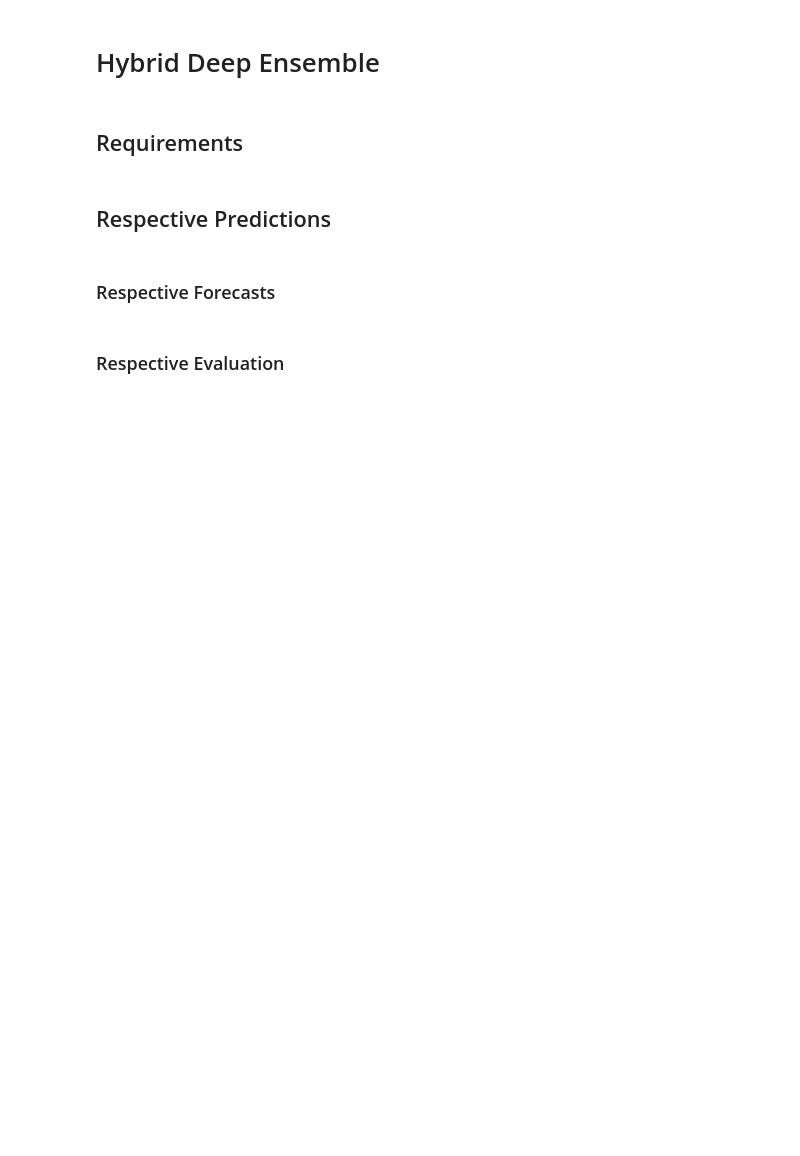
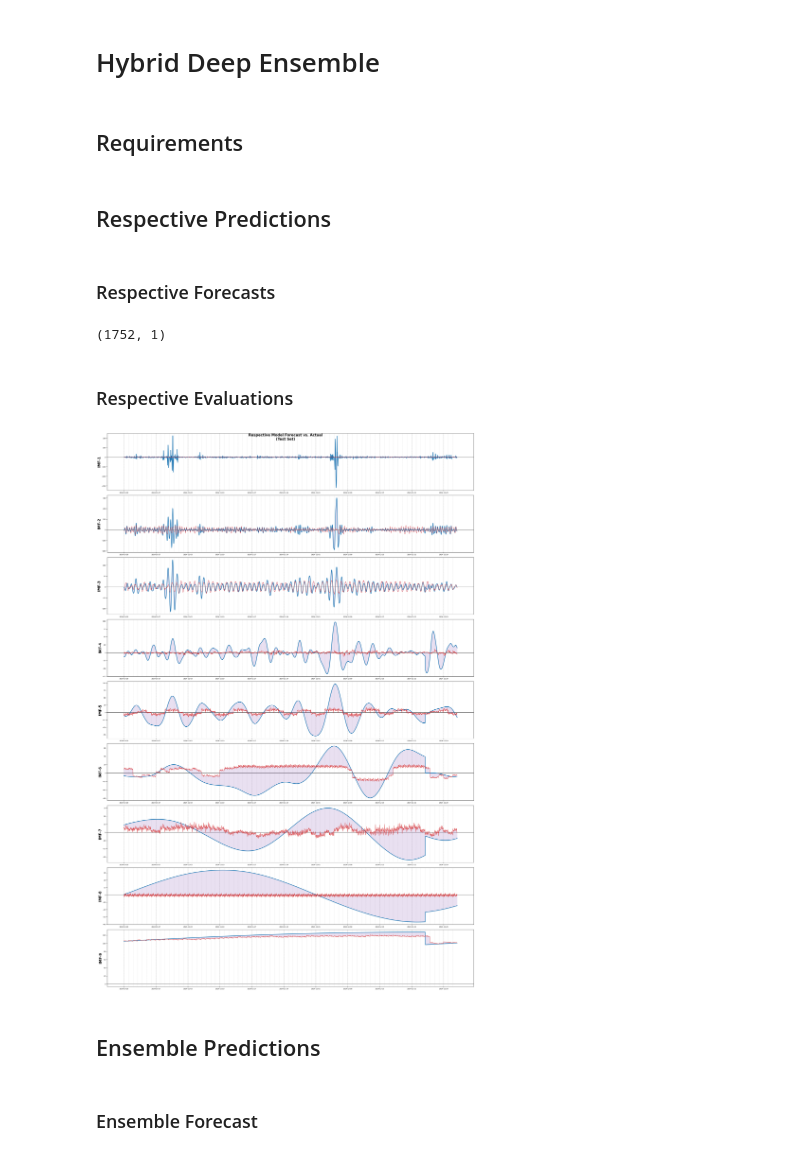
Before and after one commit to BenLeidig/de_lu_epf, a Jupyter notebook: doc/hybrid_deep_ensemble.ipynb, the cells around one changed output. Drawn from its saved outputs; the diff is of its cells as text; code cells hidden in the pictures; blank space fills up the shorter version.

Commit message:
retrained ensemble

```diff
--- a/doc/hybrid_deep_ensemble.ipynb
+++ b/doc/hybrid_deep_ensemble.ipynb
@@ -193,22 +193,22 @@ y_test = pd.read_csv(f'../data/processed/imf{imf}/imf{imf}_y_test.csv', index_co
 X_test = pd.concat([X_test, X_train.iloc[-24*7:]], axis=0).to_numpy()
 y_test = pd.concat([y_test, y_train.iloc[-24*7:]], axis=0).to_numpy()
 
-feature_scaler = MinMaxScaler()
+feature_scaler = StandardScaler()
 feature_scaler.fit(X_train.to_numpy())
-target_scaler = MinMaxScaler()
+target_scaler = StandardScaler()
 target_scaler.fit(y_train.to_numpy())
 
-imf_gru_state_dict = torch.load(f'../models/imf{imf}_gru_state_dict.pth', device)
+imf_gru_state_dict = torch.load(f'../models/respective_models/imf{imf}_gru_state_dict.pth', device)
 IMF_GRU = GRU(input_size=X_train.shape[1]).to(device)
 IMF_GRU.load_state_dict(imf_gru_state_dict)
 
 X_test_scaled, y_test_scaled = feature_scaler.transform(X_test), target_scaler.transform(y_test)
-X_test_scaled, y_test_scaled = create_sequences(X_test_scaled, y_test_scaled, seq_len=24*7, pred_len=24)
+X_test_scaled, y_test_scaled = create_sequences(X_test_scaled, y_test_scaled, seq_len=24*7, pred_len=24, stride=24)
 X_test_scaled, y_test_scaled = torch.tensor(X_test_scaled, dtype=torch.float32, device=device), torch.tensor(y_test_scaled, dtype=torch.float32, device=device)
 
 IMF_GRU.eval()
 with torch.no_grad():
-    imf_y_test_pred_scaled = IMF_GRU.forward(X_test_scaled).cpu().detach().numpy()[::24].reshape(-1, 1)
+    imf_y_test_pred_scaled = IMF_GRU.forward(X_test_scaled).cpu().detach().numpy().reshape(-1, 1)
 
 imf6_y_test_pred = target_scaler.inverse_transform(imf_y_test_pred_scaled)
 imf6_y_test = y_test[24*7:]
@@ -224,22 +224,22 @@ y_test = pd.read_csv(f'../data/processed/imf{imf}/imf{imf}_y_test.csv', index_co
 X_test = pd.concat([X_test, X_train.iloc[-24*7:]], axis=0).to_numpy()
 y_test = pd.concat([y_test, y_train.iloc[-24*7:]], axis=0).to_numpy()
 
-feature_scaler = MinMaxScaler()
+feature_scaler = StandardScaler()
 feature_scaler.fit(X_train.to_numpy())
-target_scaler = MinMaxScaler()
+target_scaler = StandardScaler()
 target_scaler.fit(y_train.to_numpy())
 
-imf_gru_state_dict = torch.load(f'../models/imf{imf}_gru_state_dict.pth', device)
+imf_gru_state_dict = torch.load(f'../models/respective_models/imf{imf}_gru_state_dict.pth', device)
 IMF_GRU = GRU(input_size=X_train.shape[1]).to(device)
 IMF_GRU.load_state_dict(imf_gru_state_dict)
 
 X_test_scaled, y_test_scaled = feature_scaler.transform(X_test), target_scaler.transform(y_test)
-X_test_scaled, y_test_scaled = create_sequences(X_test_scaled, y_test_scaled, seq_len=24*7, pred_len=24)
+X_test_scaled, y_test_scaled = create_sequences(X_test_scaled, y_test_scaled, seq_len=24*7, pred_len=24, stride=24)
 X_test_scaled, y_test_scaled = torch.tensor(X_test_scaled, dtype=torch.float32, device=device), torch.tensor(y_test_scaled, dtype=torch.float32, device=device)
 
 IMF_GRU.eval()
 with torch.no_grad():
-    imf_y_test_pred_scaled = IMF_GRU.forward(X_test_scaled).cpu().detach().numpy()[::24].reshape(-1, 1)
+    imf_y_test_pred_scaled = IMF_GRU.forward(X_test_scaled).cpu().detach().numpy().reshape(-1, 1)
 
 imf7_y_test_pred = target_scaler.inverse_transform(imf_y_test_pred_scaled)
 imf7_y_test = y_test[24*7:]
@@ -255,22 +255,22 @@ y_test = pd.read_csv(f'../data/processed/imf{imf}/imf{imf}_y_test.csv', index_co
 X_test = pd.concat([X_test, X_train.iloc[-24*7:]], axis=0).to_numpy()
 y_test = pd.concat([y_test, y_train.iloc[-24*7:]], axis=0).to_numpy()
 
-feature_scaler = MinMaxScaler()
+feature_scaler = StandardScaler()
 feature_scaler.fit(X_train.to_numpy())
-target_scaler = MinMaxScaler()
+target_scaler = StandardScaler()
 target_scaler.fit(y_train.to_numpy())
 
-imf_gru_state_dict = torch.load(f'../models/imf{imf}_gru_state_dict.pth', device)
+imf_gru_state_dict = torch.load(f'../models/respective_models/imf{imf}_gru_state_dict.pth', device)
 IMF_GRU = GRU(input_size=X_train.shape[1]).to(device)
 IMF_GRU.load_state_dict(imf_gru_state_dict)
 
 X_test_scaled, y_test_scaled = feature_scaler.transform(X_test), target_scaler.transform(y_test)
-X_test_scaled, y_test_scaled = create_sequences(X_test_scaled, y_test_scaled, seq_len=24*7, pred_len=24)
+X_test_scaled, y_test_scaled = create_sequences(X_test_scaled, y_test_scaled, seq_len=24*7, pred_len=24, stride=24)
 X_test_scaled, y_test_scaled = torch.tensor(X_test_scaled, dtype=torch.float32, device=device), torch.tensor(y_test_scaled, dtype=torch.float32, device=device)
 
 IMF_GRU.eval()
 with torch.no_grad():
-    imf_y_test_pred_scaled = IMF_GRU.forward(X_test_scaled).cpu().detach().numpy()[::24].reshape(-1, 1)
+    imf_y_test_pred_scaled = IMF_GRU.forward(X_test_scaled).cpu().detach().numpy().reshape(-1, 1)
 
 imf8_y_test_pred = target_scaler.inverse_transform(imf_y_test_pred_scaled)
 imf8_y_test = y_test[24*7:]
@@ -287,22 +310,39 @@ imf9_y_test = y_test.to_numpy()
+# %%
+IMF_GRU.forward(X_test_scaled).cpu().detach().numpy().reshape(-1, 1).shape
+# %% [output]
+(1752, 1)
 # %% [markdown]
-### Respective Evaluation
+### Respective Evaluations
 # %%
 imf_trues = [imf1_y_test, imf2_y_test, imf3_y_test, imf4_y_test, imf5_y_test, imf6_y_test, imf7_y_test, imf8_y_test, imf9_y_test]
 imf_preds = [imf1_y_test_pred, imf2_y_test_pred, imf3_y_test_pred, imf4_y_test_pred, imf5_y_test_pred, imf6_y_test_pred, imf7_y_test_pred, imf8_y_test_pred, imf9_y_test_pred]
 
 fig, axes = plt.subplots(nrows=9, ncols=1, figsize=(30, 45))
 
 for imf, (ax, (y_true, y_pred)) in enumerate(zip(axes, zip(imf_trues, imf_preds))):
     ax.axhline(0, color='black', linewidth=1, zorder=0)
 
     ax.plot(test_datetime, y_true, color='tab:blue', linewidth=3, zorder=3)
     ax.plot(test_datetime, y_pred, color='tab:red', zorder=4)
     ax.fill_between(test_datetime, y_true.flatten(), y_pred.flatten(), color='tab:purple', alpha=0.2, zorder=2)
 
-    ax.vlines(test_datetime[[dt.hour == 0 for dt in test_datetime]], ymin=min(y_true.min(), y_pred.min()), ymax=max(y_true.max(), y_pred.max()), color='gray', linestyle=':', linewidth=0.5, zorder=1)
-    ax.vlines(test_datetime[[(dt.weekday() == 6) and (dt.hour == 0) for dt in test_datetime]], ymin=min(y_true.min(), y_pred.min()), ymax=max(y_true.max(), y_pred.max()), color='gray', linestyle='--', linewidth=0.75, zorder=1)
+    for hour in test_datetime[[dt.hour == 0 for dt in test_datetime]]:
+        ax.axvline(hour, color='gray', linestyle=':', linewidth=0.5, zorder=1)
+
+    week_ticks = [dt for dt in test_datetime if (dt.weekday() == 6 and dt.hour == 0)]
+    for week in week_ticks:
+        ax.axvline(week, color='gray', linestyle='--', linewidth=0.75, zorder=1)
+    ax.set_xticks(week_ticks)
+    ax.set_xticklabels([dt.strftime('%Y-%m-%d') for dt in week_ticks])
 
     ax.set_ylabel(f'IMF-{imf+1}', fontsize=20, fontweight='bold')
 
+fig.suptitle('Respective Model Forecast vs. Actual\n(Test Set)', fontsize=20, fontweight='bold')
 fig.tight_layout()
 plt.show()
+# %% [output]
+[figure, added]
+# %% [markdown]
+## Ensemble Predictions
+# %% [markdown]
+### Ensemble Forecast
```
Also changed, not shown: parts of 10 cells of this notebook, 19 other files.
